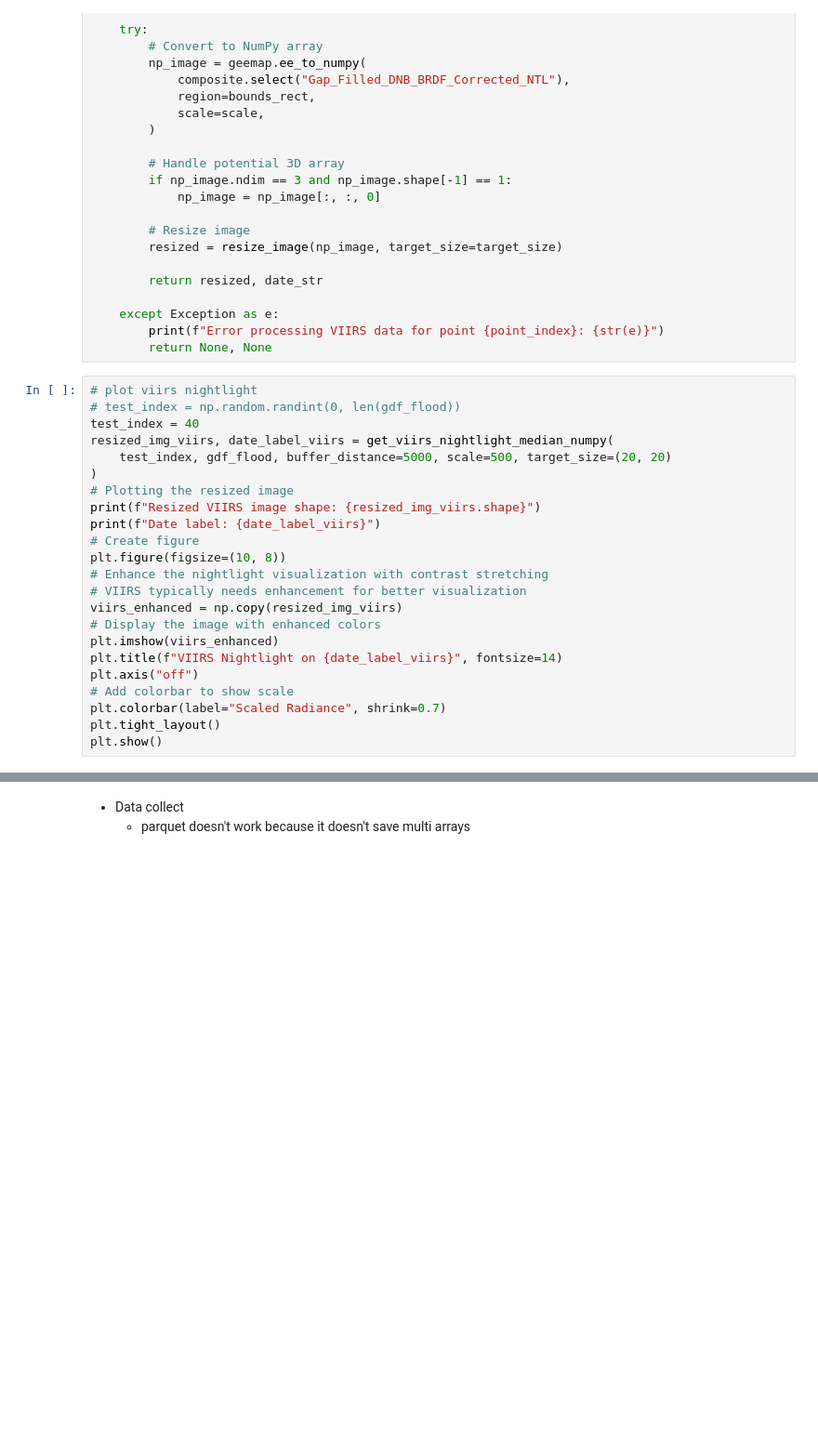
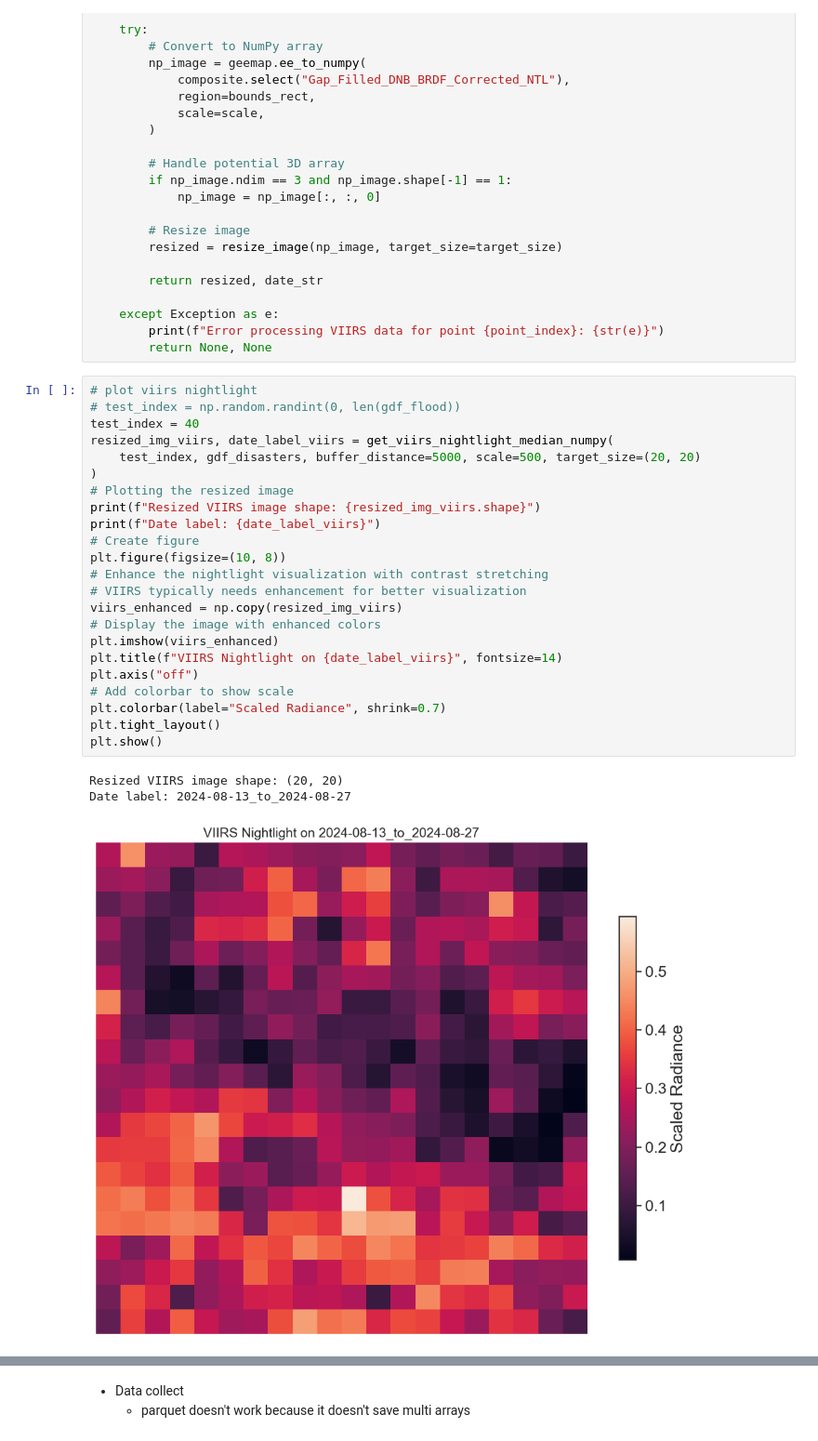
Before and after one commit to iamhaingo/migration-estimation, a Jupyter notebook: src/data/earth_engine_extraction.ipynb, the cells around one changed output, grey strips where cells are left out. Shown at 93% size. Saved outputs shown, nothing was run; the diff lists cells and outputs as text; blank space fills up the shorter version.

```diff
--- a/src/data/earth_engine_extraction.ipynb
+++ b/src/data/earth_engine_extraction.ipynb
@@ -250,26 +253,30 @@ def get_viirs_nightlight_median_numpy(
 # %%
 # plot viirs nightlight
 # test_index = np.random.randint(0, len(gdf_flood))
 test_index = 40
 resized_img_viirs, date_label_viirs = get_viirs_nightlight_median_numpy(
-    test_index, gdf_flood, buffer_distance=5000, scale=500, target_size=(20, 20)
+    test_index, gdf_disasters, buffer_distance=5000, scale=500, target_size=(20, 20)
 )
 # Plotting the resized image
 print(f"Resized VIIRS image shape: {resized_img_viirs.shape}")
 print(f"Date label: {date_label_viirs}")
 # Create figure
 plt.figure(figsize=(10, 8))
 # Enhance the nightlight visualization with contrast stretching
 # VIIRS typically needs enhancement for better visualization
 viirs_enhanced = np.copy(resized_img_viirs)
 # Display the image with enhanced colors
 plt.imshow(viirs_enhanced)
 plt.title(f"VIIRS Nightlight on {date_label_viirs}", fontsize=14)
 plt.axis("off")
 # Add colorbar to show scale
 plt.colorbar(label="Scaled Radiance", shrink=0.7)
 plt.tight_layout()
 plt.show()
+# %% [output]
+Resized VIIRS image shape: (20, 20)
+Date label: 2024-08-13_to_2024-08-27
+[figure, added]
 # %%
 def collect_unified_data(
     point_indices,
```
Also changed, not shown: parts of 32 cells of this notebook, 2 other files.
